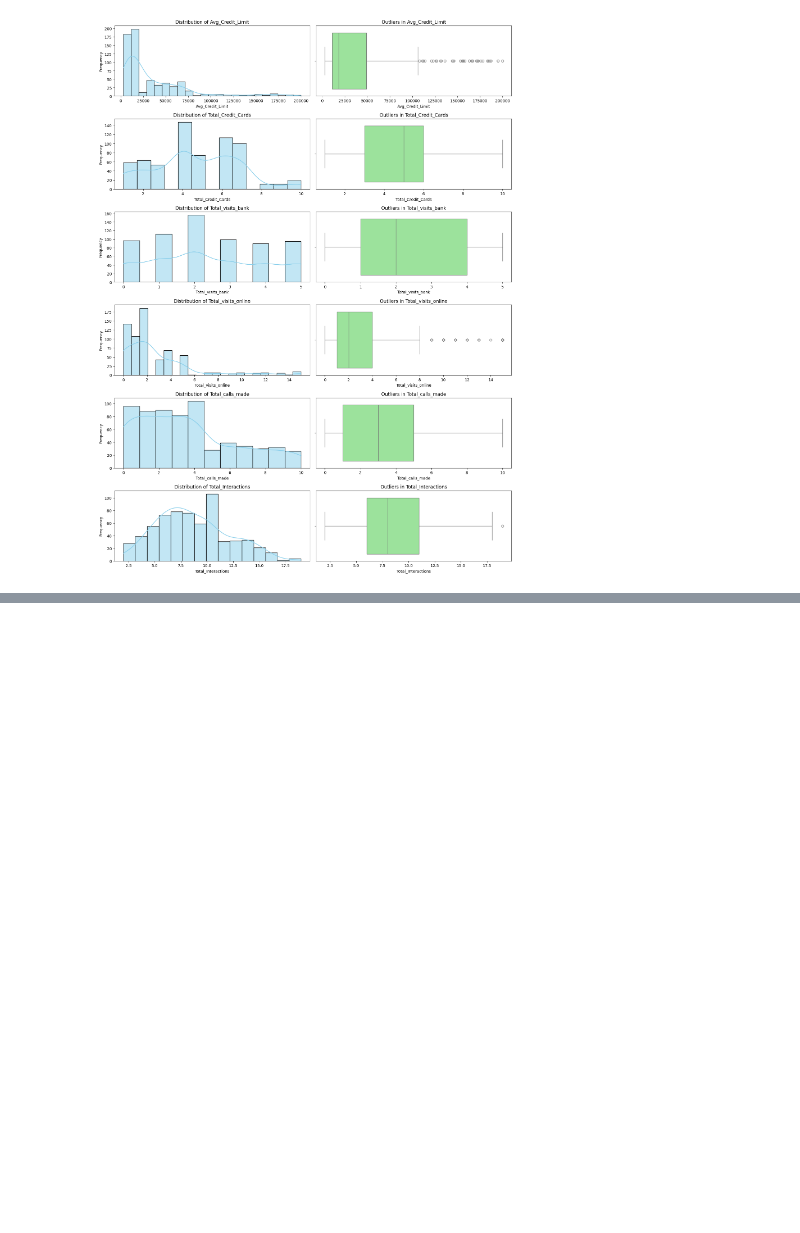
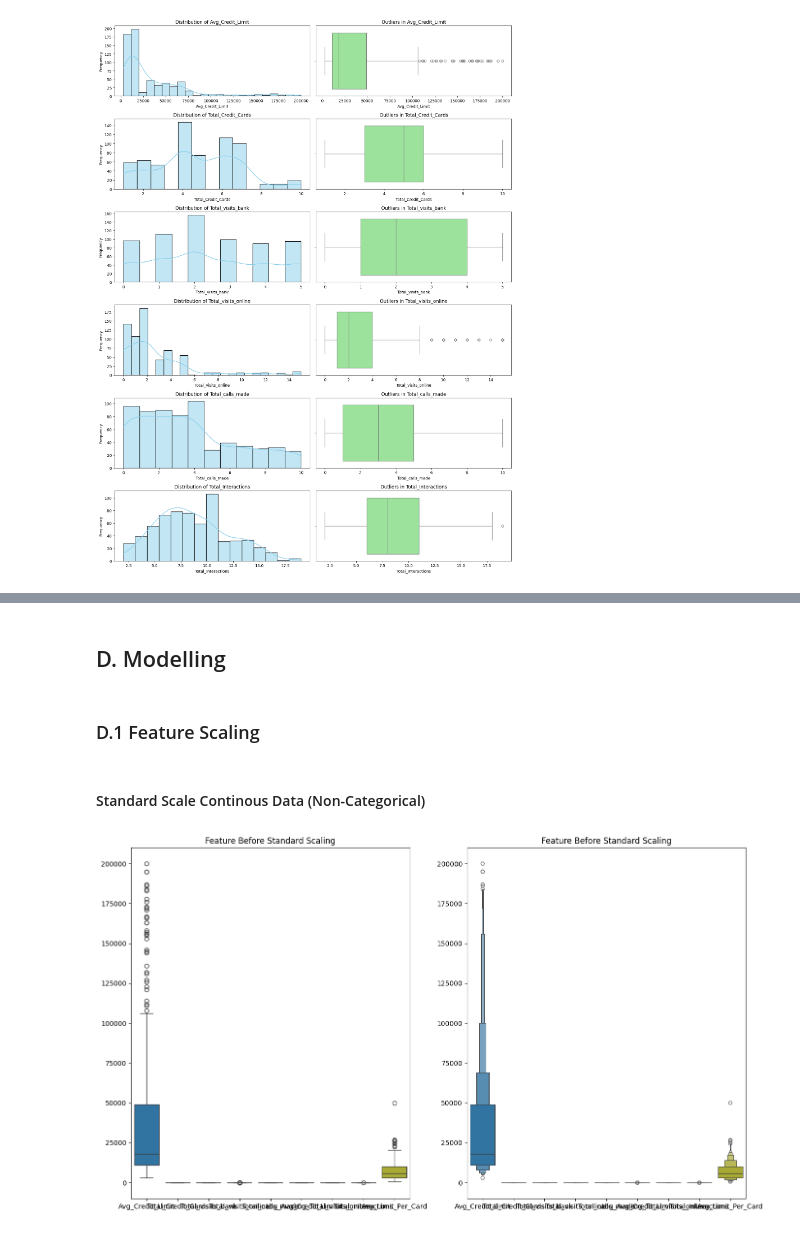
Before and after one commit to HablSank/1Day-1Dataset_MachineLearningProject, a Jupyter notebook: Day-11/K-Means (Customer Credit Card)/customercreditcard.ipynb, the cells around one changed output, grey strips where cells are left out. Saved outputs shown, nothing was run; the diff lists cells and outputs as text; code cells hidden in the pictures; blank space fills up the shorter version.

```diff
--- a/Day-11/K-Means (Customer Credit Card)/customercreditcard.ipynb
+++ b/Day-11/K-Means (Customer Credit Card)/customercreditcard.ipynb
@@ -202,0 +232,19 @@ plt.show()
+# %% [markdown]
+## D. Modelling
+# %% [markdown]
+### D.1 Feature Scaling
+# %% [markdown]
+#### Standard Scale Continous Data (Non-Categorical)
+# %%
+fig, axes = plt.subplots(1, 2, figsize=(14, 8))
+
+sns.boxplot(df_clean, ax=axes[0])
+axes[0].set_title("Feature Before Standard Scaling")
+
+sns.boxenplot(df_clean, ax=axes[1])
+axes[1].set_title("Feature Before Standard Scaling")
+
+plt.tight_layout()
+plt.show()
+# %% [output]
+[figure, added]
```
Also changed, not shown: parts of 11 cells of this notebook.
